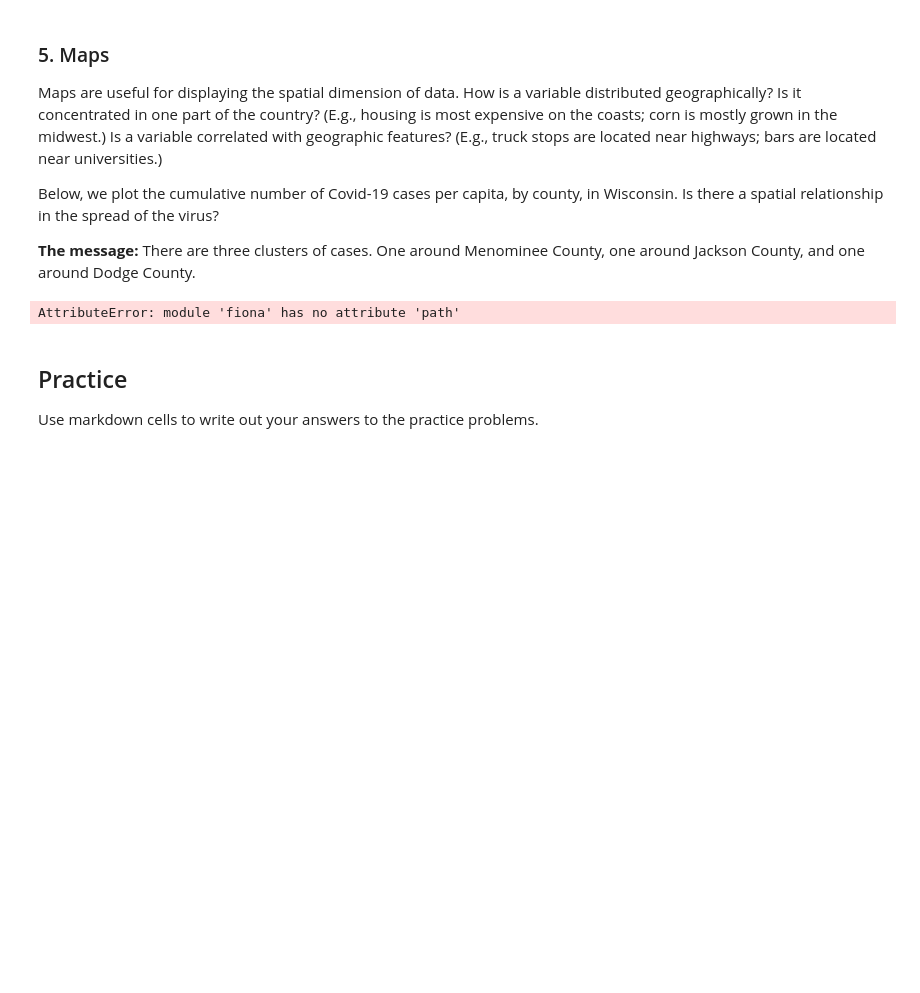
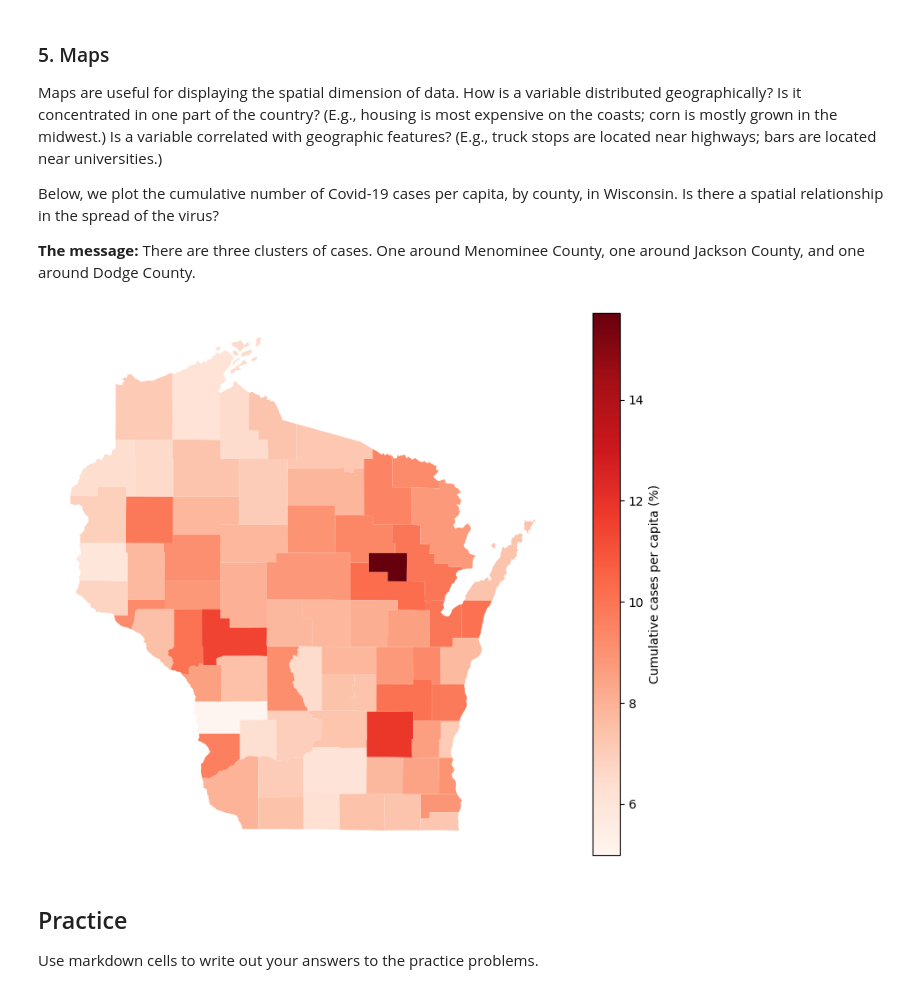
Before and after one commit to messymoose/ECON570, a Jupyter notebook: Lectures/9_11_visualization.ipynb, the cells around one changed output. Saved outputs shown, nothing was run; the diff lists cells and outputs as text; code cells hidden in the pictures; blank space fills up the shorter version.

```diff
--- a/Lectures/9_11_visualization.ipynb
+++ b/Lectures/9_11_visualization.ipynb
@@ -272,19 +272,20 @@ Below, we plot the cumulative number of Covid-19 cases per capita, by county, in
 
 **The message:** There are three clusters of cases. One around Menominee County, one around Jackson County, and one around Dodge County.
 # %%
-import geopandas as geo
-map_data = geo.read_file('/Users/jackson/Documents/ECON570/data/map_data.zip')
+import geopandas as gpd
+import fiona
+map_data = gpd.read_file('/Users/jackson/Documents/ECON570/data/map_data.zip')
 
 fig, ax = plt.subplots(figsize=(10,8))
 
 lkwds={'label': 'Cumulative cases per capita (%)'}
 
 map_data.plot(ax = ax, column='PCT_INF', cmap='Reds', legend=True, legend_kwds = lkwds)
 plt.axis('off')
 
 plt.show()
 # %% [output]
-AttributeError: module 'fiona' has no attribute 'path'
+[figure, added]
 # %% [markdown]
 ## Practice
 
```
Also changed, not shown: parts of 10 cells of this notebook, 1 other file.
